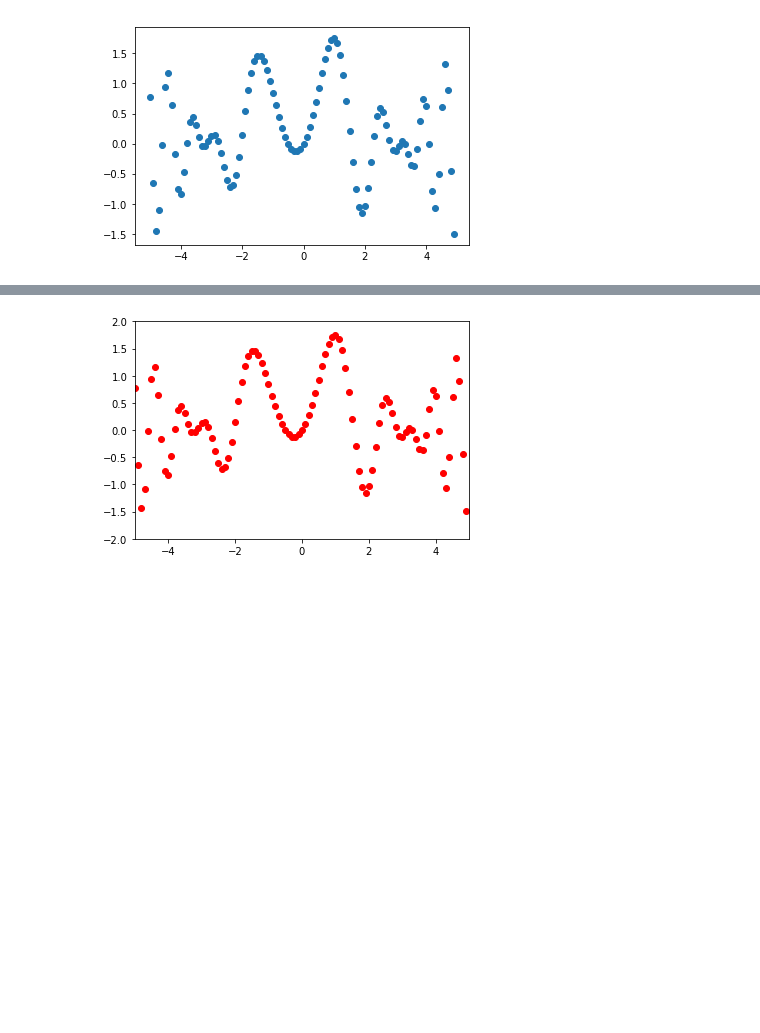
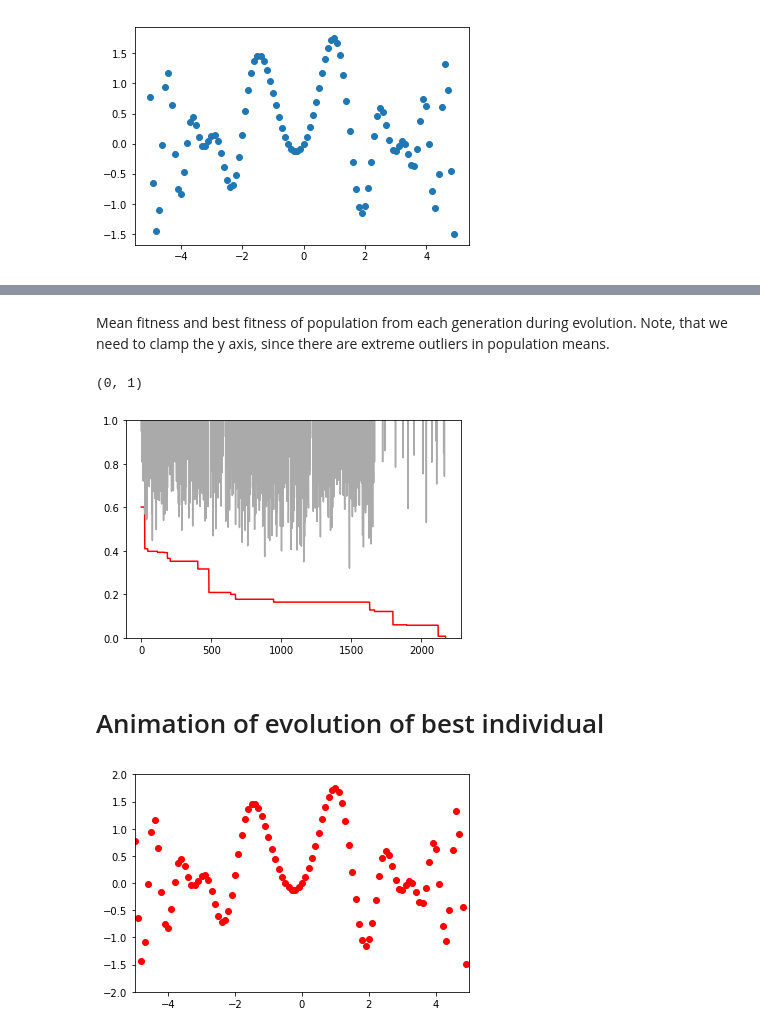
Before and after one commit to Jarino/bd-seminar-gp, a Jupyter notebook: Symbolic regression.ipynb, the cells around one changed output, grey strips where cells are left out. Saved outputs shown, nothing was run; the diff lists cells and outputs as text; code cells hidden in the pictures; blank space fills up the shorter version.

```diff
--- a/Symbolic regression animation.ipynb
+++ b/Symbolic regression.ipynb
@@ -45,3 +55,14 @@ len(Counter.get().dict['best_individual'])
+# %% [markdown]
+Mean fitness and best fitness of population from each generation during evolution. Note, that we need to clamp the y axis, since there are extreme outliers in population means.
+# %%
+plt.plot([x.fitness for x in result['stats']['best_of_generation']], c='red', label='best')
+plt.plot(result['stats']['mean_of_generation'], c='#aaaaaa', label='mean')
+plt.ylim(0,1)
+# %% [output]
+(0, 1)
+[figure, added]
+# %% [markdown]
+# Animation of evolution of best individual
 # %%
 import numpy as np
 
```
Also changed, not shown: parts of 16 cells of this notebook, 15 other files.
